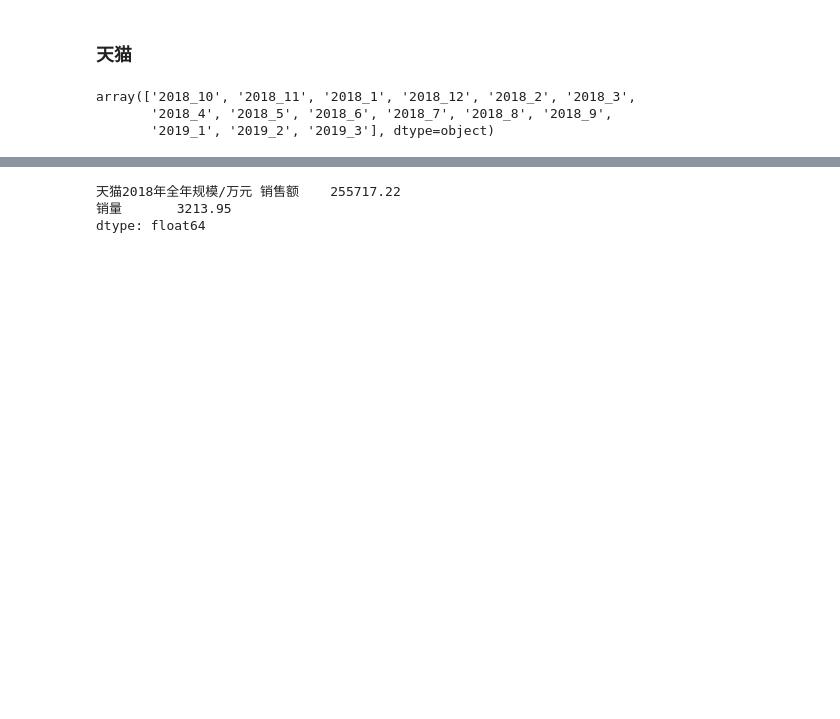
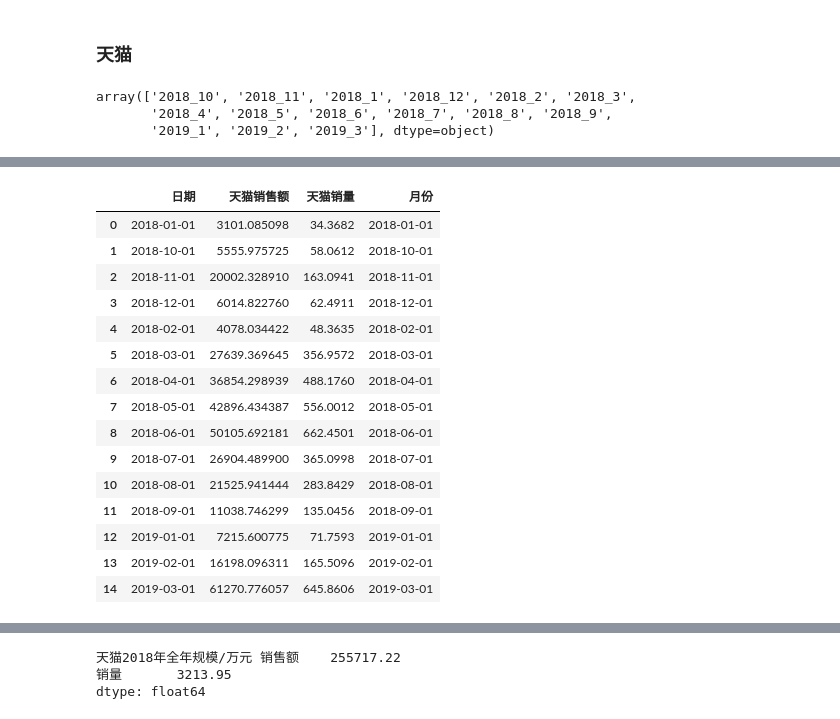
Before and after one commit to NoneFire/Python-, a Jupyter notebook: 防晒类目销售分析/一、销售额及产品分析.ipynb, the cells around one changed output, grey strips where cells are left out. Cells and saved outputs as stored; diff of their text form; code cells hidden in the pictures; blank space fills up the shorter version.

```diff
--- a/防晒类目销售分析/一、销售额及产品分析.ipynb
+++ b/防晒类目销售分析/一、销售额及产品分析.ipynb
@@ -185,0 +211,20 @@ tms
+# %%
+tms['月份'] =tms.日期.values.astype('datetime64[M]')
+tms
+# %% [output]
+|  | 日期 | 天猫销售额 | 天猫销量 | 月份 |
+| 0 | 2018-01-01 | 3101.085098 | 34.3682 | 2018-01-01 |
+| 1 | 2018-10-01 | 5555.975725 | 58.0612 | 2018-10-01 |
+| 2 | 2018-11-01 | 20002.328910 | 163.0941 | 2018-11-01 |
+| 3 | 2018-12-01 | 6014.822760 | 62.4911 | 2018-12-01 |
+| 4 | 2018-02-01 | 4078.034422 | 48.3635 | 2018-02-01 |
+| 5 | 2018-03-01 | 27639.369645 | 356.9572 | 2018-03-01 |
+| 6 | 2018-04-01 | 36854.298939 | 488.1760 | 2018-04-01 |
+| 7 | 2018-05-01 | 42896.434387 | 556.0012 | 2018-05-01 |
+| 8 | 2018-06-01 | 50105.692181 | 662.4501 | 2018-06-01 |
+| 9 | 2018-07-01 | 26904.489900 | 365.0998 | 2018-07-01 |
+| 10 | 2018-08-01 | 21525.941444 | 283.8429 | 2018-08-01 |
+| 11 | 2018-09-01 | 11038.746299 | 135.0456 | 2018-09-01 |
+| 12 | 2019-01-01 | 7215.600775 | 71.7593 | 2019-01-01 |
+| 13 | 2019-02-01 | 16198.096311 | 165.5096 | 2019-02-01 |
+| 14 | 2019-03-01 | 61270.776057 | 645.8606 | 2019-03-01 |
```
Also changed, not shown: parts of 15 cells of this notebook, 2 other files.
